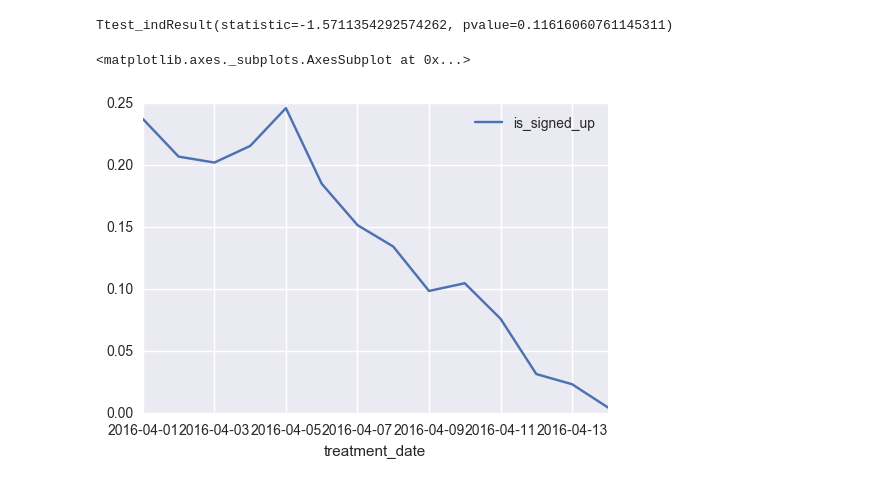
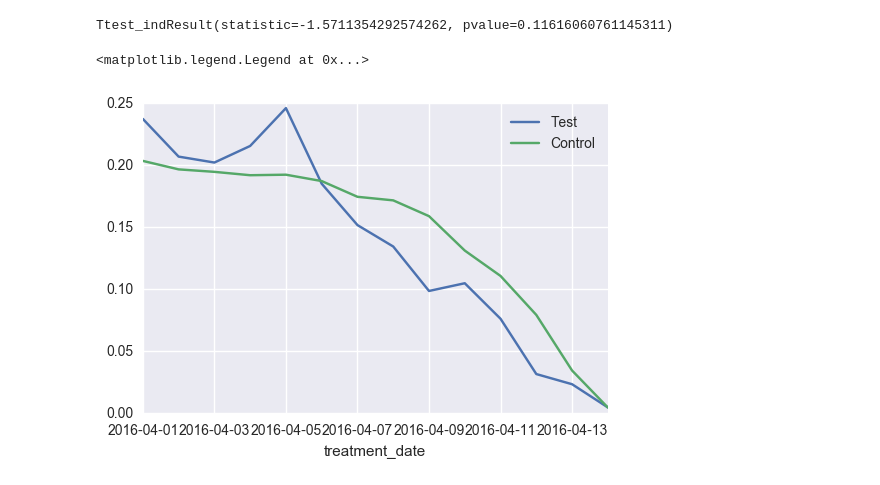
Before and after one commit to carlsednaoui/thinkful-data-science, a Jupyter notebook: coursework/unit_1/lesson_4_assignment_11.ipynb, the cells around one changed output. Drawn from its saved outputs; the diff is of its cells as text; code cells hidden in the pictures.

```diff
--- a/coursework/unit_1/lesson_4_assignment_11.ipynb
+++ b/coursework/unit_1/lesson_4_assignment_11.ipynb
@@ -38,8 +38,9 @@ Ttest_indResult(statistic=-1.5711354292574262, pvalue=0.11616060761145311)
 # %%
 # Let's see what might be wrong.
 
-experiment_data[experiment_data.test==1][
-    ['treatment_date', 'is_signed_up']].groupby('treatment_date').mean().plot()
+graph = experiment_data[experiment_data['test'] == 1][['treatment_date', 'is_signed_up']].groupby(['treatment_date']).mean().plot()
+experiment_data[experiment_data['test'] == 0][['treatment_date', 'is_signed_up']].groupby(['treatment_date']).mean().plot(ax=graph)
+plt.legend(['Test', 'Control'])
 # %% [output]
-<matplotlib.axes._subplots.AxesSubplot at 0x...>
+<matplotlib.legend.Legend at 0x...>
-[figure, old version]
+[figure, new version]
```
Also changed, not shown: parts of 5 cells of this notebook, 1 other file.
